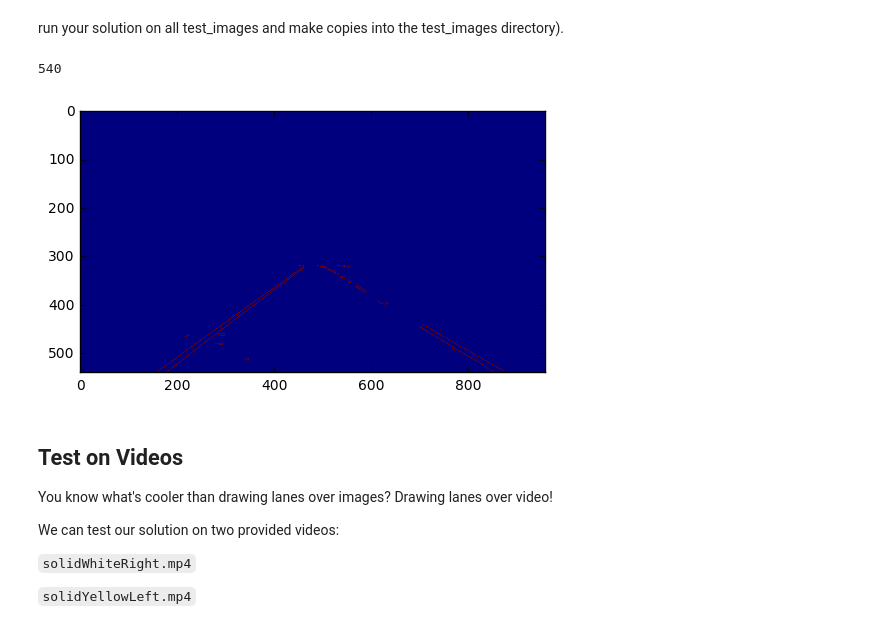
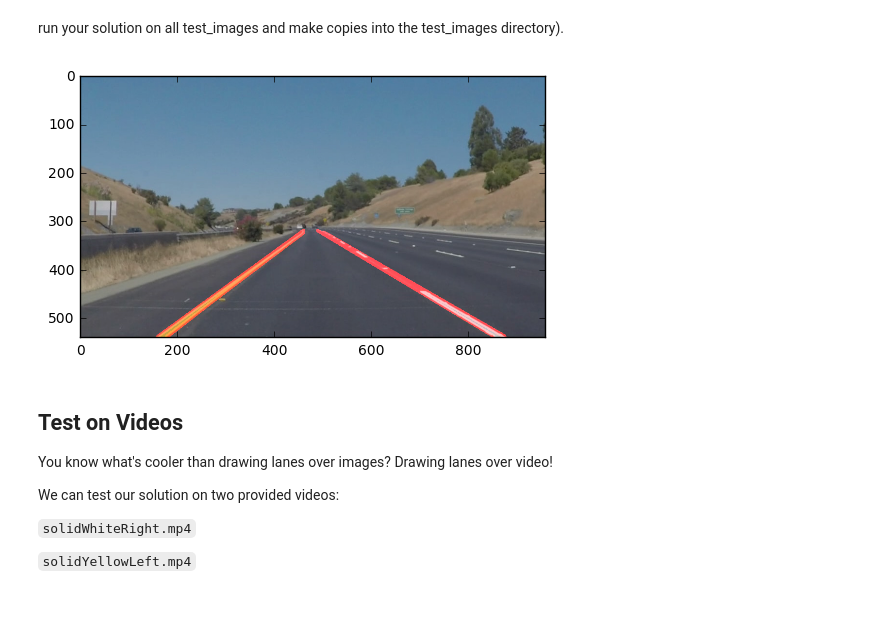
Before and after one commit to shkabko/Lines-Detection, a Jupyter notebook: P1.ipynb, the cells around one changed output. Saved outputs shown, nothing was run; the diff lists cells and outputs as text; code cells hidden in the pictures.

Commit message:
In [21] parameter optimize
improved line segmentation

```diff
--- a/P1.ipynb
+++ b/P1.ipynb
@@ -175,38 +175,37 @@ run your solution on all test_images and make copies into the test_images direct
 # %%
 # TODO: Build your pipeline that will draw lane lines on the test_images
 # then save them to the test_images directory.
 folder = "test_images/"
 low_threshold = 50
 high_threshold = 150
-kernel_size = 1
-rho = 1
+kernel_size = 3
+rho = 2
 theta = np.pi/180
-threshold = 30 # minimum number of votes (intersections in Hough grid cell)
-min_line_len = 10 #minimum number of pixels making up a line
-max_line_gap = 50 # maximum gap in pixels between connectable line segments
-print(imshape[0])
+threshold = 90 # minimum number of votes (intersections in Hough grid cell)
+min_line_len = 120 #minimum number of pixels making up a line
+max_line_gap = 150 # maximum gap in pixels between connectable line segments
+#print(imshape[0])
 for img_name in os.listdir(folder):
     #print("Files name",img_name)
     img = mpimg.imread(os.path.join(folder,img_name))
     gray = grayscale(img)    #plt.imshow(gray, cmap='gray')
     blur_gray = gaussian_blur(gray, kernel_size)
     edges = canny(blur_gray, low_threshold, high_threshold)
-    plt.imshow(edges, cmap='Greys_r')
+    #plt.imshow(edges, cmap='Greys_r')
     imshape = img.shape
     vertices = np.array([[(100,imshape[0]),
                           (450, 320),
                           (550, 320),
                           (imshape[1]-20,imshape[0])]], dtype=np.int32)
     mask = region_of_interest(edges, vertices)
     plt.imshow(mask)
     lines = hough_lines(mask, rho, theta, threshold, min_line_len, max_line_gap)
     #plt.imshow(lines)
     lines_edges = weighted_img(lines, img, α=0.8, β=1., λ=0.)
-    #plt.imshow(lines_edges)
+    plt.imshow(lines_edges)
     cv2.imwrite(img_name + '__', lines_edges)
 # %% [output]
-540
-[figure, old version]
+[figure, new version]
 # %% [markdown]
 ## Test on Videos
 
```
Also changed, not shown: parts of 3 cells of this notebook.
